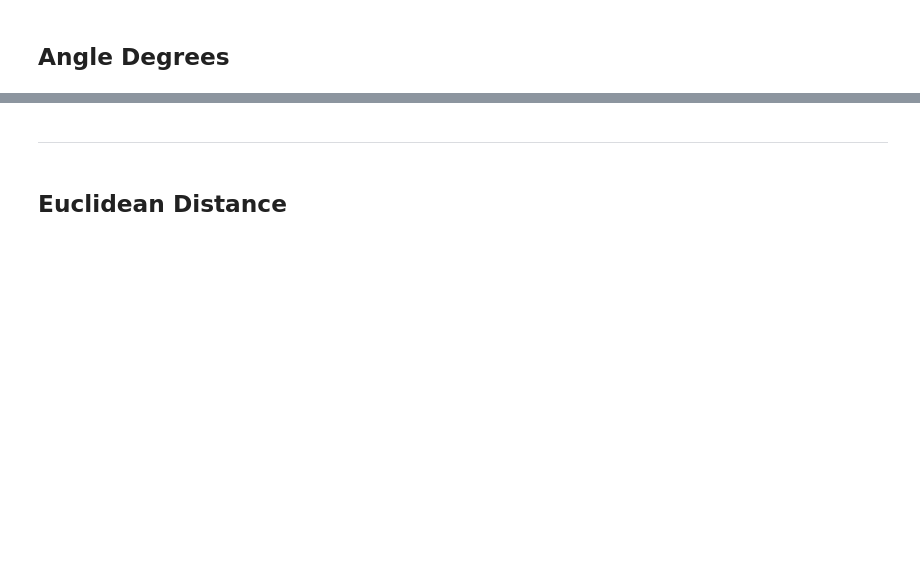
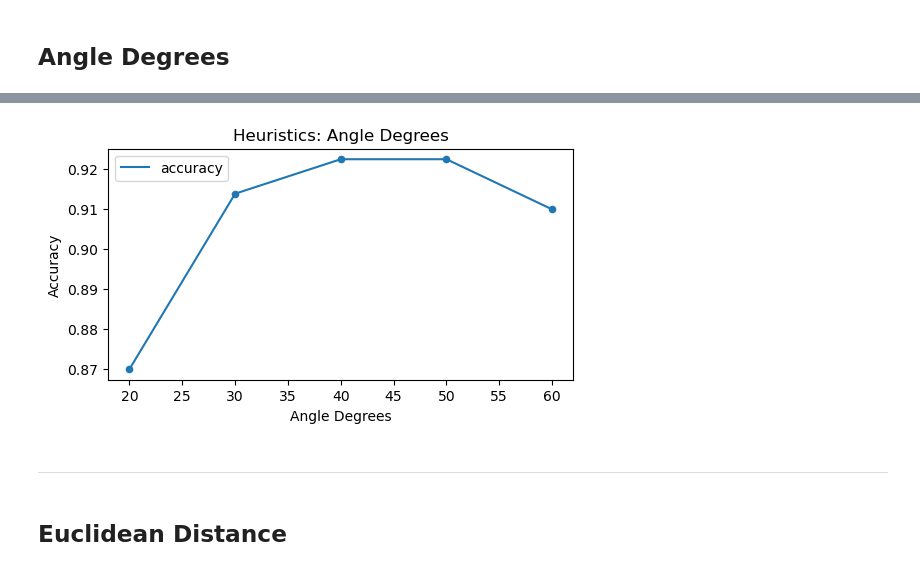
Before and after one commit to BeanHam/2024-spatial-data-integration, a Jupyter notebook: join_task_new/inference_results/heuristics.ipynb, the cells around one changed output, grey strips where cells are left out. Drawn from its saved outputs; the diff is of its cells as text; code cells hidden in the pictures; blank space fills up the shorter version.

```diff
--- a/join_task_new/inference_results/heuristics.ipynb
+++ b/join_task_new/inference_results/heuristics.ipynb
@@ -120,3 +122,20 @@ Negative Proportion: 0.8432122370936902
+# %%
+metrics=[20,30,40,50,60]
+train_gt=np.array(train['label'])
+accuracy=[]
+for m in metrics:
+    pred=np.array(train['min_angle_direct'])<=m
+    accuracy.append(accuracy_score(train_gt, pred))
+plt.figure(figsize=(6,3))
+plt.plot(metrics,accuracy,label='accuracy')
+plt.scatter(metrics, accuracy,s=20)
+plt.title('Heuristics: Angle Degrees')
+plt.ylabel('Accuracy')
+plt.xlabel('Angle Degrees')
+plt.legend()
+pass
+# %% [output]
+[figure, added]
 # %% [markdown]
 ---
 # %% [markdown]
```
Also changed, not shown: parts of 25 cells of this notebook, 2 other files.
